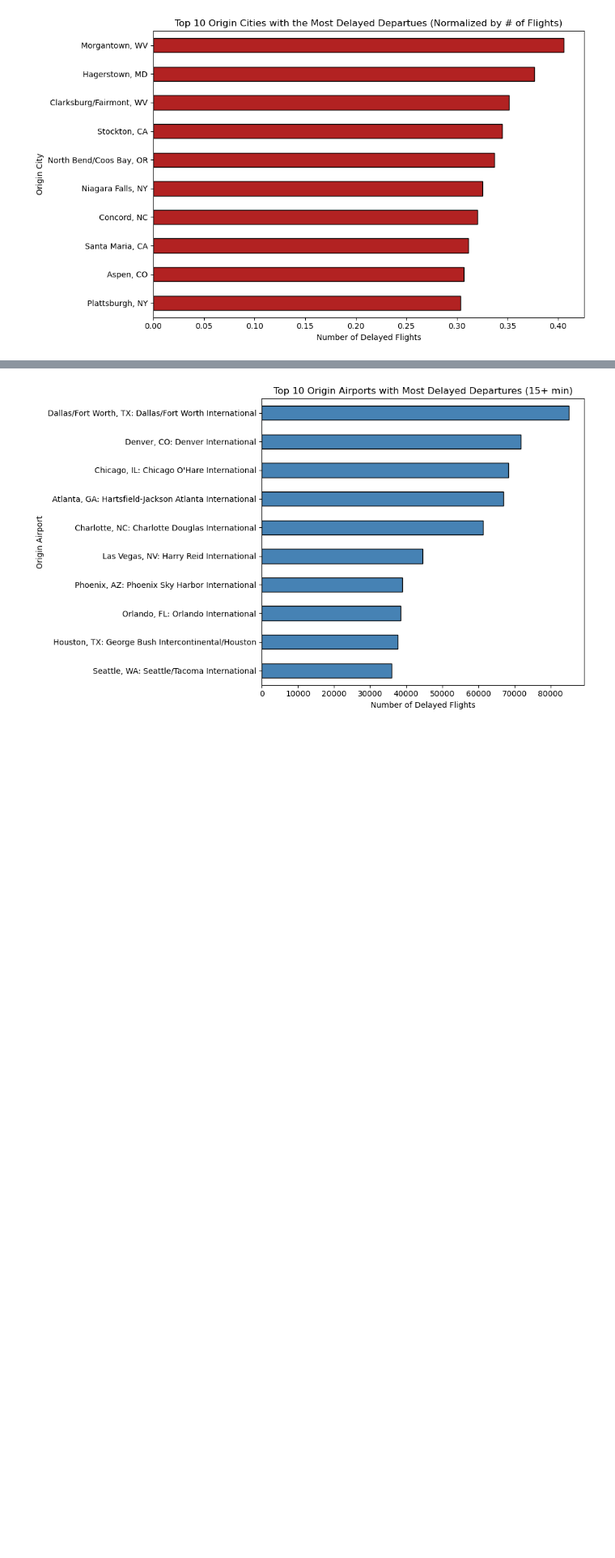
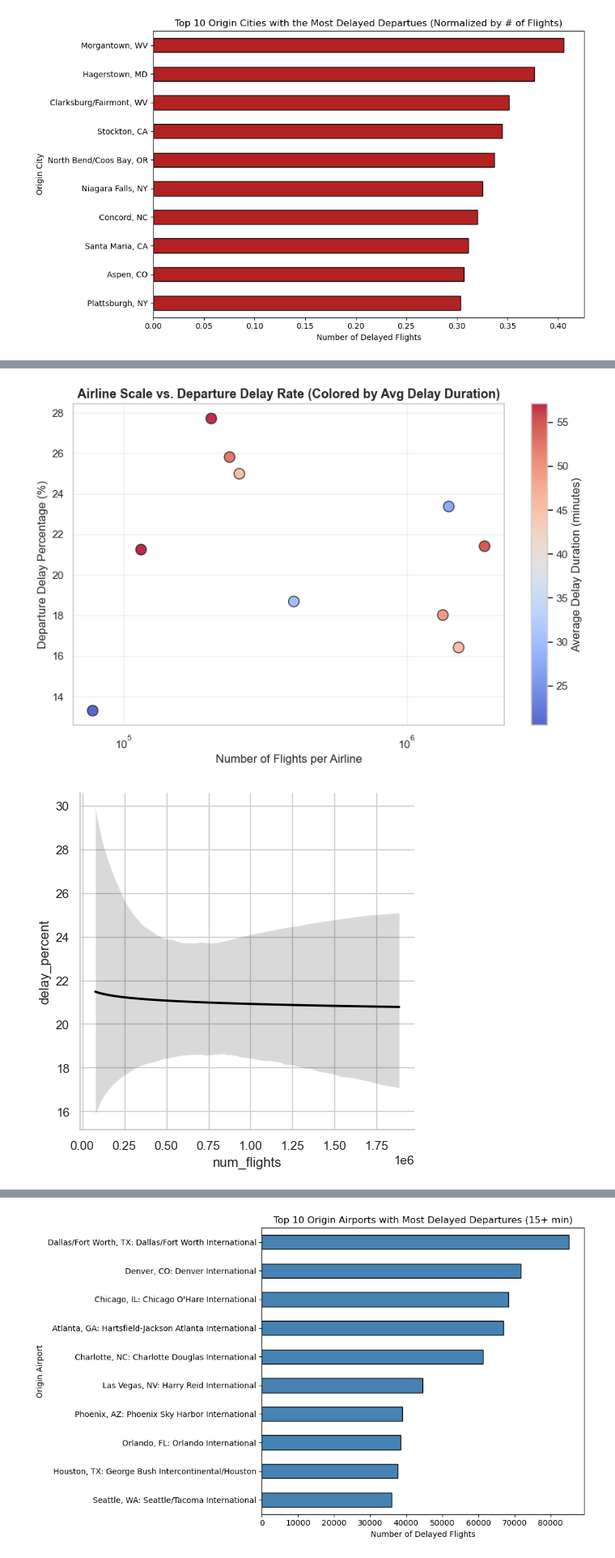
Before and after one commit to elenayzhu/mie368, a Jupyter notebook: individual-eda/Grace's_EDA.ipynb, the cells around one changed output, grey strips where cells are left out. Shown at 81% size. Drawn from its saved outputs; the diff is of its cells as text; code cells hidden in the pictures; blank space fills up the shorter version.

```diff
--- a/individual-eda/Grace's_EDA.ipynb
+++ b/individual-eda/Grace's_EDA.ipynb
@@ -267,0 +316,54 @@ df_completed
+# %%
+airline_stats = (
+    df.groupby("AIRLINE_NAME")
+    .agg(
+        num_flights=("DEP_DEL15", "count"),
+        delay_percent=("DEP_DEL15", lambda x: x.mean() * 100),
+        avg_delay_duration=("DEP_DELAY_NEW", lambda x: x[x > 0].mean())
+    )
+    .reset_index()
+)
+
+# Remove any airlines with missing or 0 flights
+airline_stats = airline_stats.dropna(subset=["delay_percent", "avg_delay_duration"])
+airline_stats = airline_stats[airline_stats["num_flights"] > 0]
+
+plt.figure(figsize=(10,6))
+sns.set(style="whitegrid")
+
+scatter = plt.scatter(
+    airline_stats["num_flights"],
+    airline_stats["delay_percent"],
+    c=airline_stats["avg_delay_duration"],
+    cmap="coolwarm",
+    s=120,
+    edgecolor="k",
+    alpha=0.85
+)
+
+# Add colorbar
+cbar = plt.colorbar(scatter)
+cbar.set_label("Average Delay Duration (minutes)")
+
+# Labeling
+plt.title("Airline Scale vs. Departure Delay Rate (Colored by Avg Delay Duration)", fontsize=13, weight='bold')
+plt.xlabel("Number of Flights per Airline")
+plt.ylabel("Departure Delay Percentage (%)")
+plt.grid(alpha=0.3)
+
+# Optional log scale to reduce skew
+plt.xscale("log")
+
+sns.lmplot(
+    data=airline_stats,
+    x="num_flights",
+    y="delay_percent",
+    scatter=False,
+    line_kws={"color": "black", "lw": 2},
+    logx=True
+)
+
+plt.show()
+# %% [output]
+[figure, added]
+[figure, added]
```
Also changed, not shown: parts of 8 cells of this notebook, 1 other file.
